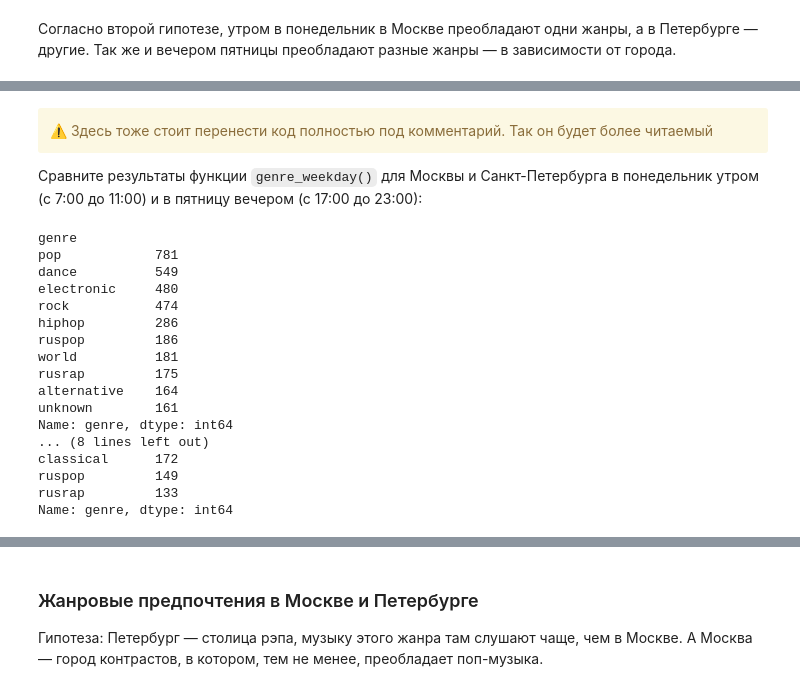
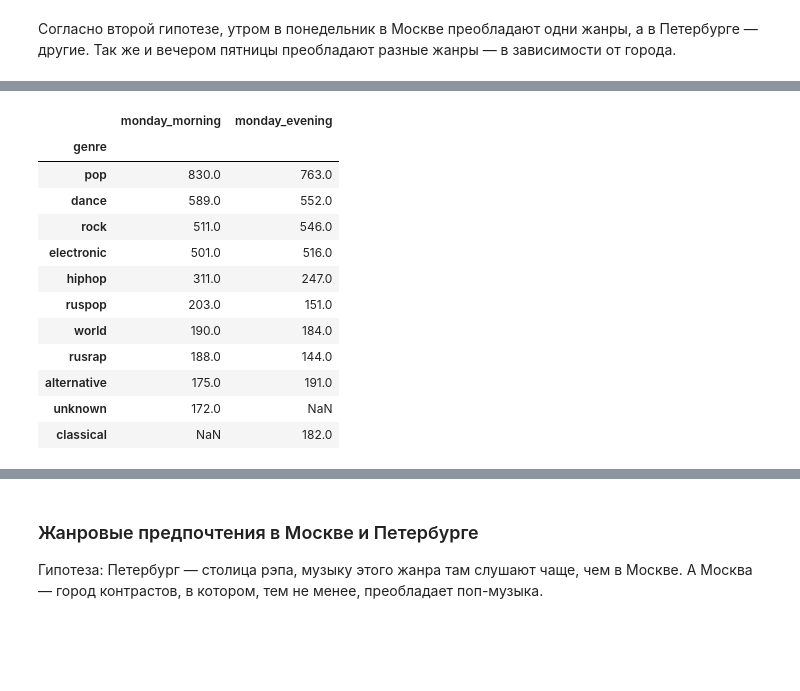
Before and after one commit to mangustik228/project_ds_1, a Jupyter notebook: project1.ipynb, the cells around one changed output, grey strips where cells are left out. Drawn from its saved outputs; the diff is of its cells as text; code cells hidden in the pictures; blank space fills up the shorter version.

```diff
--- a/project1.ipynb
+++ b/project1.ipynb
@@ -706,36 +329,32 @@ def genre_weekday(table, day, time1, time2):
-# %% [markdown]
-<div class="alert alert-warning" style="box-shadow: 4px 4px 4px">
-<b>⚠️</b> Здесь тоже стоит перенести код полностью под комментарий. Так он будет более читаемый
-</div>
-
-Cравните результаты функции `genre_weekday()` для Москвы и Санкт-Петербурга в понедельник утром (с 7:00 до 11:00) и в пятницу вечером (с 17:00 до 23:00):
+# %%
+def genre_weekday(table, day, time1, time2):
+    genre_df = table[table['day'] == day]
+    genre_df = genre_df[genre_df['time'] > time1]
+    genre_df = genre_df[genre_df['time'] < time2]
+    genre_df_count = genre_df.groupby('genre')
+    genre_df_count = genre_df_count['genre'].count()
+    genre_df_sorted = genre_df_count.sort_values(ascending=False)
+    if time1 == '07:00':
+        genre_df_sorted.name = f'{day}_morning'.lower()
+    else:
+        genre_df_sorted.name = f'{day}_evening'.lower()
+    return genre_df_sorted.head(10)
 # %%
-# вызов функции для утра понедельника в Москве (вместо df — таблица moscow_general)
-# объекты, хранящие время, являются строками и сравниваются как строки
-# пример вызова: genre_weekday(moscow_general, 'Monday', '07:00', '11:00')
-
 genre_morning_monday_moscow = genre_weekday(moscow_general, 'Monday', '07:00', '11:00')
 genre_evening_monday_moscow = genre_weekday(moscow_general, 'Monday', '17:00', '23:00')
-# genre_monday_moscow = pd.concat([genre_morning_monday_moscow, genre_evening_monday_moscow], axis=1)
-# genre_monday_moscow
-print(genre_morning_monday_moscow)
-print(genre_evening_monday_moscow)
+pd.concat([genre_morning_monday_moscow, genre_evening_monday_moscow], axis=1)
 # %% [output]
-genre
-pop            781
-dance          549
-electronic     480
-rock           474
-hiphop         286
-ruspop         186
-world          181
-rusrap         175
-alternative    164
-unknown        161
-Name: genre, dtype: int64
-... (8 lines left out)
-classical      172
-ruspop         149
-rusrap         133
-Name: genre, dtype: int64
+|  | monday_morning | monday_evening |
+| genre |  |  |
+| pop | 830.0 | 763.0 |
+| dance | 589.0 | 552.0 |
+| rock | 511.0 | 546.0 |
+| electronic | 501.0 | 516.0 |
+| hiphop | 311.0 | 247.0 |
+| ruspop | 203.0 | 151.0 |
+| world | 190.0 | 184.0 |
+| rusrap | 188.0 | 144.0 |
+| alternative | 175.0 | 191.0 |
+| unknown | 172.0 | NaN |
+| classical | NaN | 182.0 |
 # %%
```
Also changed, not shown: parts of 87 cells of this notebook, 1 other file.
